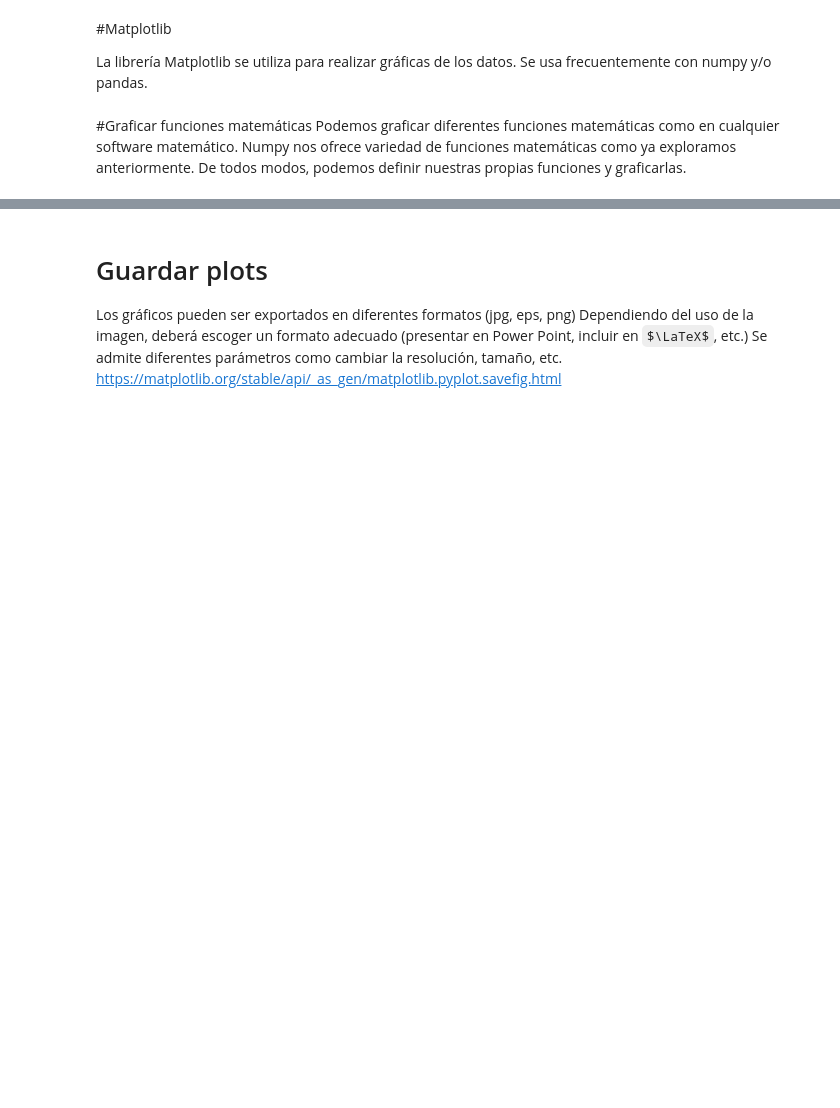
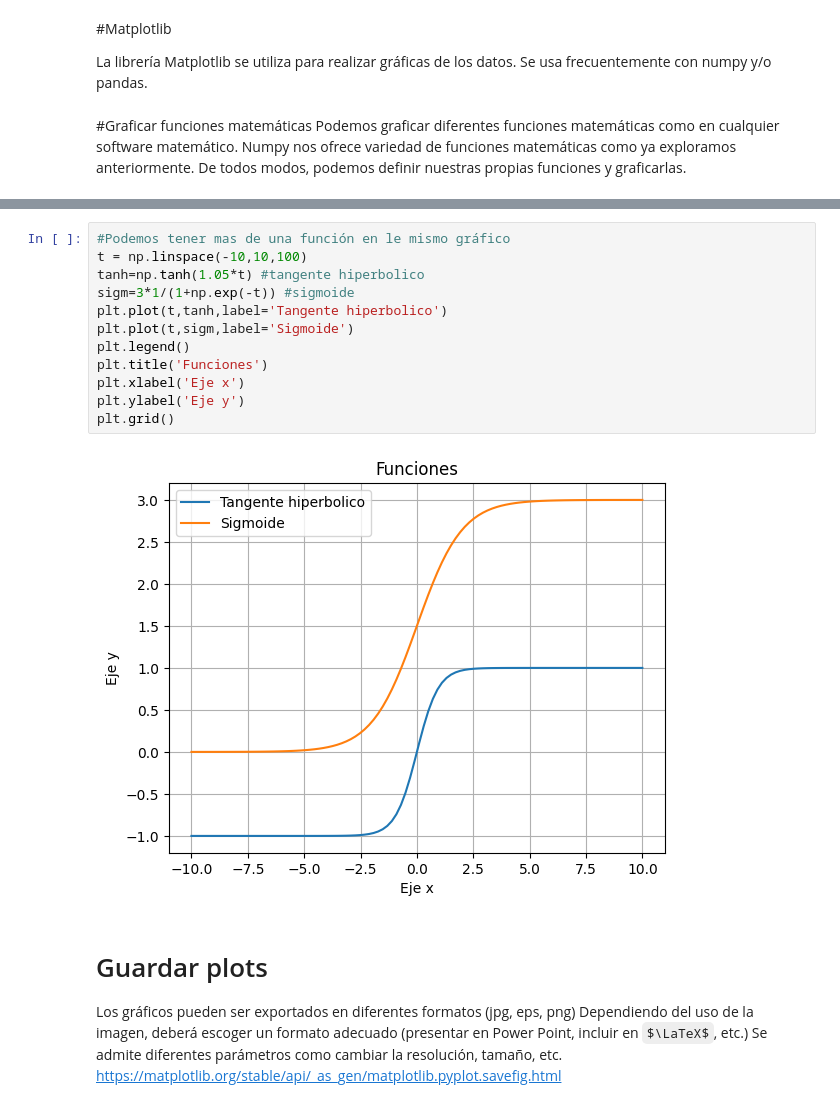
Before and after one commit to mirellac17/PCM_python, a Jupyter notebook: Copia_de_matplotlib_PCM.ipynb, the cells around one changed output, grey strips where cells are left out. Saved outputs shown, nothing was run; the diff lists cells and outputs as text; some formulas as TeX source; blank space fills up the shorter version.

```diff
--- a/Copia_de_matplotlib_PCM.ipynb
+++ b/Copia_de_matplotlib_PCM.ipynb
@@ -17,3 +44,17 @@ Podemos graficar diferentes funciones matemáticas como en cualquier software ma
+# %%
+#Podemos tener mas de una función en le mismo gráfico
+t = np.linspace(-10,10,100)
+tanh=np.tanh(1.05*t) #tangente hiperbolico
+sigm=3*1/(1+np.exp(-t)) #sigmoide
+plt.plot(t,tanh,label='Tangente hiperbolico')
+plt.plot(t,sigm,label='Sigmoide')
+plt.legend()
+plt.title('Funciones')
+plt.xlabel('Eje x')
+plt.ylabel('Eje y')
+plt.grid()
+# %% [output]
+[figure, added]
 # %% [markdown]
 # Guardar plots
 Los gráficos pueden ser exportados en diferentes formatos (jpg, eps, png) Dependiendo del uso de la imagen, deberá escoger un formato adecuado (presentar en Power Point, incluir en $\LaTeX$, etc.) Se admite diferentes parámetros como cambiar la resolución, tamaño, etc. https://matplotlib.org/stable/api/_as_gen/matplotlib.pyplot.savefig.html
```
Also changed, not shown: parts of 13 cells of this notebook.
